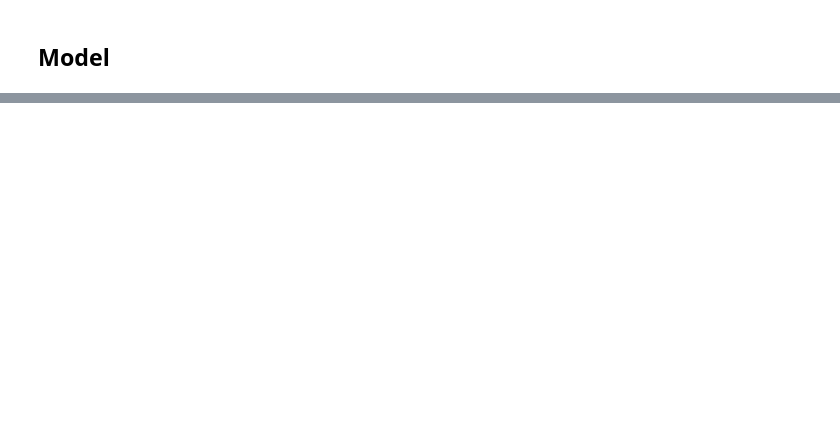
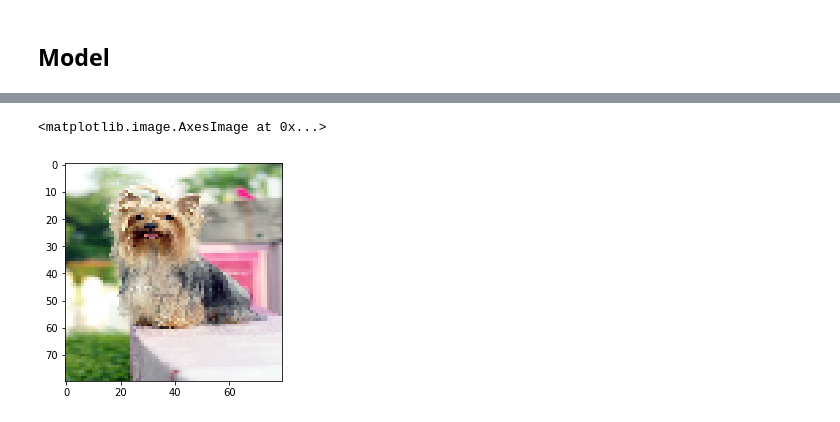
Before and after one commit to AlexeyMarg/ML_models, a Jupyter notebook: keras/8.CNN_vision2.ipynb, the cells around one changed output, grey strips where cells are left out. Cells and saved outputs as stored; diff of their text form; code cells hidden in the pictures; blank space fills up the shorter version.

```diff
--- a/keras/8.CNN_vision2.ipynb
+++ b/keras/8.CNN_vision2.ipynb
@@ -137,0 +167,6 @@ Hint: If you want to see a list of allocated tensors when OOM happens, add repor
+# %%
+from tensorflow.keras.utils import array_to_img
+
+model = keras.models.load_model('oxford_segmentation.keras')
+
+test_image = X_val[4]
@@ -137,0 +179,5 @@ Hint: If you want to see a list of allocated tensors when OOM happens, add repor
+# %%
+plt.imshow(array_to_img(array_to_img(test_image)))
+# %% [output]
+<matplotlib.image.AxesImage at 0x...>
+[figure, added]
```
Also changed, not shown: parts of 20 cells of this notebook, 5 other files.
